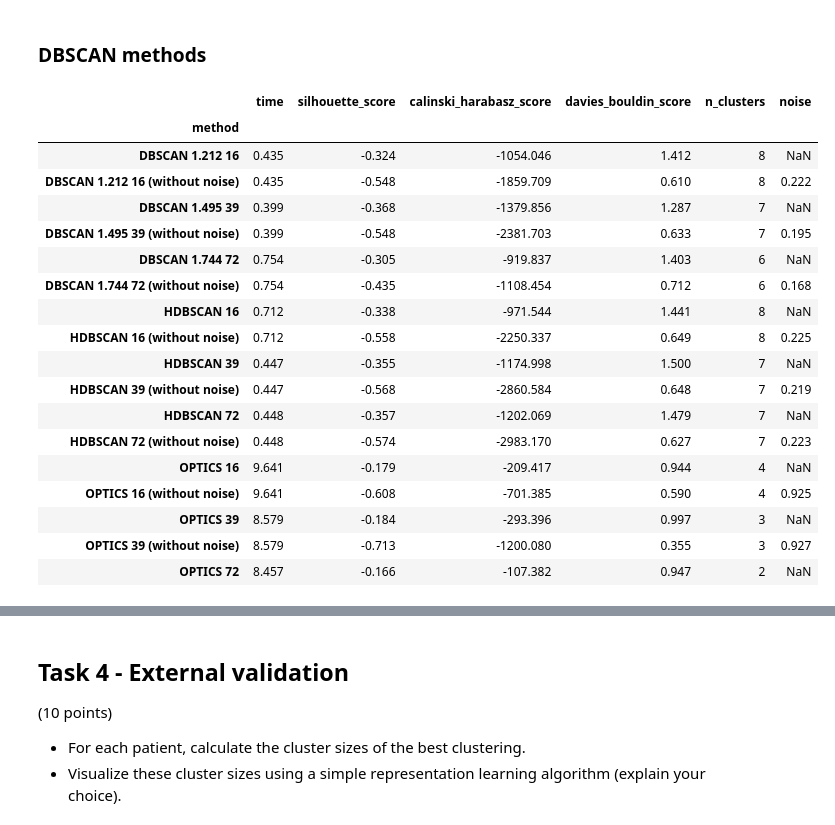
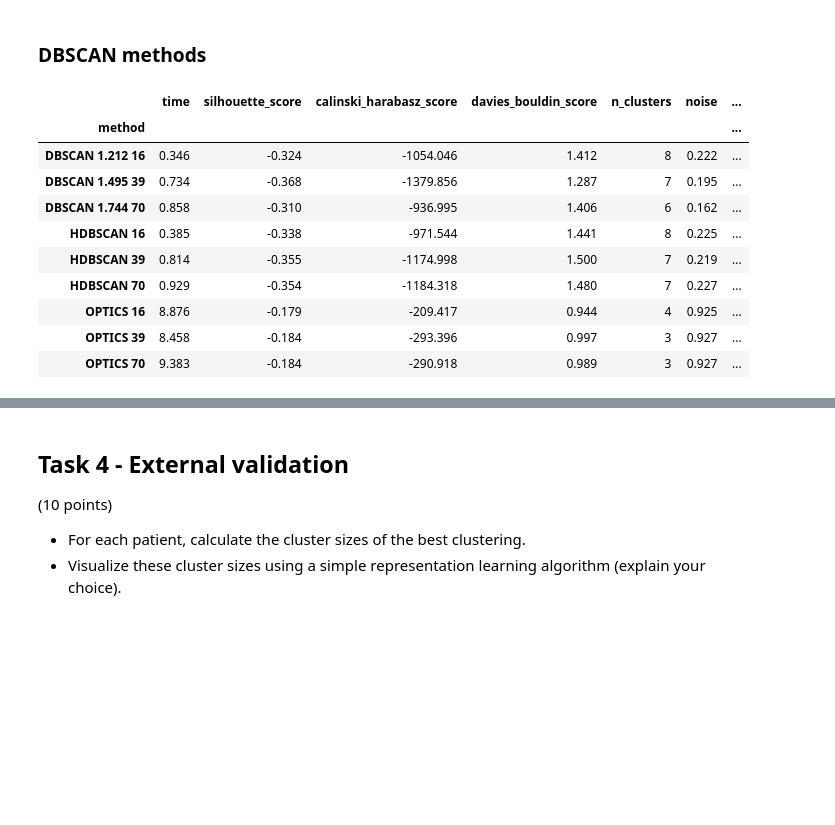
Before and after one commit to H00N24/INF367-Project-d-reduction-clustering, a Jupyter notebook: Project 2.ipynb, the cells around one changed output, grey strips where cells are left out. Cells and saved outputs as stored; diff of their text form; code cells hidden in the pictures; blank space fills up the shorter version.

```diff
--- a/Project 2.ipynb
+++ b/Project 2.ipynb
@@ -758,6 +758,6 @@ plt.show()
 [figure]
 [interactive output not drawn]
 # %%
-min_samples_vals = [16, 39, 72]
+min_samples_vals = [16, 39, 70]
 # %% [output]
 [interactive output not drawn]
@@ -849,31 +851,23 @@ for name, method in tqdm(cl_methods):
         continue
     res["n_clusters"] = np.unique(predicted).shape[0]
     res["predicted"] = predicted
-    records.append(res)
 
     if "DBSCAN" in name or "OPTICS" in name:
-        res = dict(**res)
-        name = name + " (without noise)"
-        res["method"] = name
-
         selected = predicted != -1
 
         res["noise"] = np.sum(~selected) / predicted.shape[0]
 
         try:
             # inverse so lower == better
-            res["silhouette_score"] = -silhouette_score(
+            res["s_score_wn"] = -silhouette_score(X[selected], predicted[selected])
+            res["ch_score_wn"] = -calinski_harabasz_score(
                 X[selected], predicted[selected]
             )
-            res["calinski_harabasz_score"] = -calinski_harabasz_score(
-                X[selected], predicted[selected]
-            )
-            res["davies_bouldin_score"] = davies_bouldin_score(
-                X[selected], predicted[selected]
-            )
+            res["db_score_wn"] = davies_bouldin_score(X[selected], predicted[selected])
         except Exception as e:
             print(f"{name} error: {e}")
             continue
-        records.append(res)
+
+    records.append(res)
 # %% [output]
 [interactive output not drawn]
@@ -981,25 +987,17 @@ plt.show()
 # %% [markdown]
 ### DBSCAN methods
 # %%
-results[wth_predicted].iloc[scans_index].round(3)
+results[[x for x in results.columns if x != "predicted"]].iloc[scans_index].round(3)
 # %% [output]
-|  | time | silhouette_score | calinski_harabasz_score | davies_bouldin_score | n_clusters | noise |
-| method |  |  |  |  |  |  |
-| DBSCAN 1.212 16 | 0.435 | -0.324 | -1054.046 | 1.412 | 8 | NaN |
-| DBSCAN 1.212 16 (without noise) | 0.435 | -0.548 | -1859.709 | 0.610 | 8 | 0.222 |
-| DBSCAN 1.495 39 | 0.399 | -0.368 | -1379.856 | 1.287 | 7 | NaN |
-| DBSCAN 1.495 39 (without noise) | 0.399 | -0.548 | -2381.703 | 0.633 | 7 | 0.195 |
-| DBSCAN 1.744 72 | 0.754 | -0.305 | -919.837 | 1.403 | 6 | NaN |
-| DBSCAN 1.744 72 (without noise) | 0.754 | -0.435 | -1108.454 | 0.712 | 6 | 0.168 |
-| HDBSCAN 16 | 0.712 | -0.338 | -971.544 | 1.441 | 8 | NaN |
-| HDBSCAN 16 (without noise) | 0.712 | -0.558 | -2250.337 | 0.649 | 8 | 0.225 |
-| HDBSCAN 39 | 0.447 | -0.355 | -1174.998 | 1.500 | 7 | NaN |
-| HDBSCAN 39 (without noise) | 0.447 | -0.568 | -2860.584 | 0.648 | 7 | 0.219 |
-| HDBSCAN 72 | 0.448 | -0.357 | -1202.069 | 1.479 | 7 | NaN |
-| HDBSCAN 72 (without noise) | 0.448 | -0.574 | -2983.170 | 0.627 | 7 | 0.223 |
-| OPTICS 16 | 9.641 | -0.179 | -209.417 | 0.944 | 4 | NaN |
-| OPTICS 16 (without noise) | 9.641 | -0.608 | -701.385 | 0.590 | 4 | 0.925 |
-| OPTICS 39 | 8.579 | -0.184 | -293.396 | 0.997 | 3 | NaN |
-| OPTICS 39 (without noise) | 8.579 | -0.713 | -1200.080 | 0.355 | 3 | 0.927 |
-| OPTICS 72 | 8.457 | -0.166 | -107.382 | 0.947 | 2 | NaN |
+|  | time | silhouette_score | calinski_harabasz_score | davies_bouldin_score | n_clusters | noise | ... |
+| method |  |  |  |  |  |  | ... |
+| DBSCAN 1.212 16 | 0.346 | -0.324 | -1054.046 | 1.412 | 8 | 0.222 | ... |
+| DBSCAN 1.495 39 | 0.734 | -0.368 | -1379.856 | 1.287 | 7 | 0.195 | ... |
+| DBSCAN 1.744 70 | 0.858 | -0.310 | -936.995 | 1.406 | 6 | 0.162 | ... |
+| HDBSCAN 16 | 0.385 | -0.338 | -971.544 | 1.441 | 8 | 0.225 | ... |
+| HDBSCAN 39 | 0.814 | -0.355 | -1174.998 | 1.500 | 7 | 0.219 | ... |
+| HDBSCAN 70 | 0.929 | -0.354 | -1184.318 | 1.480 | 7 | 0.227 | ... |
+| OPTICS 16 | 8.876 | -0.179 | -209.417 | 0.944 | 4 | 0.925 | ... |
+| OPTICS 39 | 8.458 | -0.184 | -293.396 | 0.997 | 3 | 0.927 | ... |
+| OPTICS 70 | 9.383 | -0.184 | -290.918 | 0.989 | 3 | 0.927 | ... |
 [interactive output not drawn]
```
Also changed, not shown: parts of 26 cells of this notebook.
